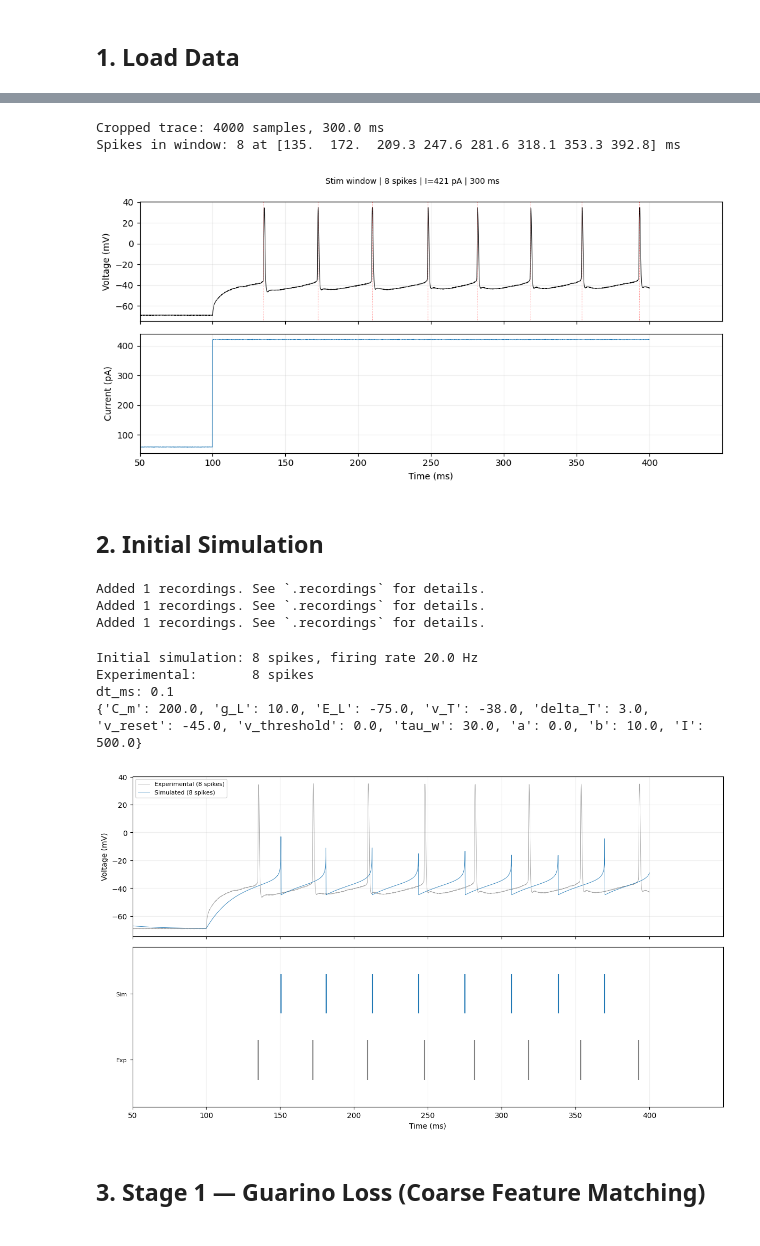
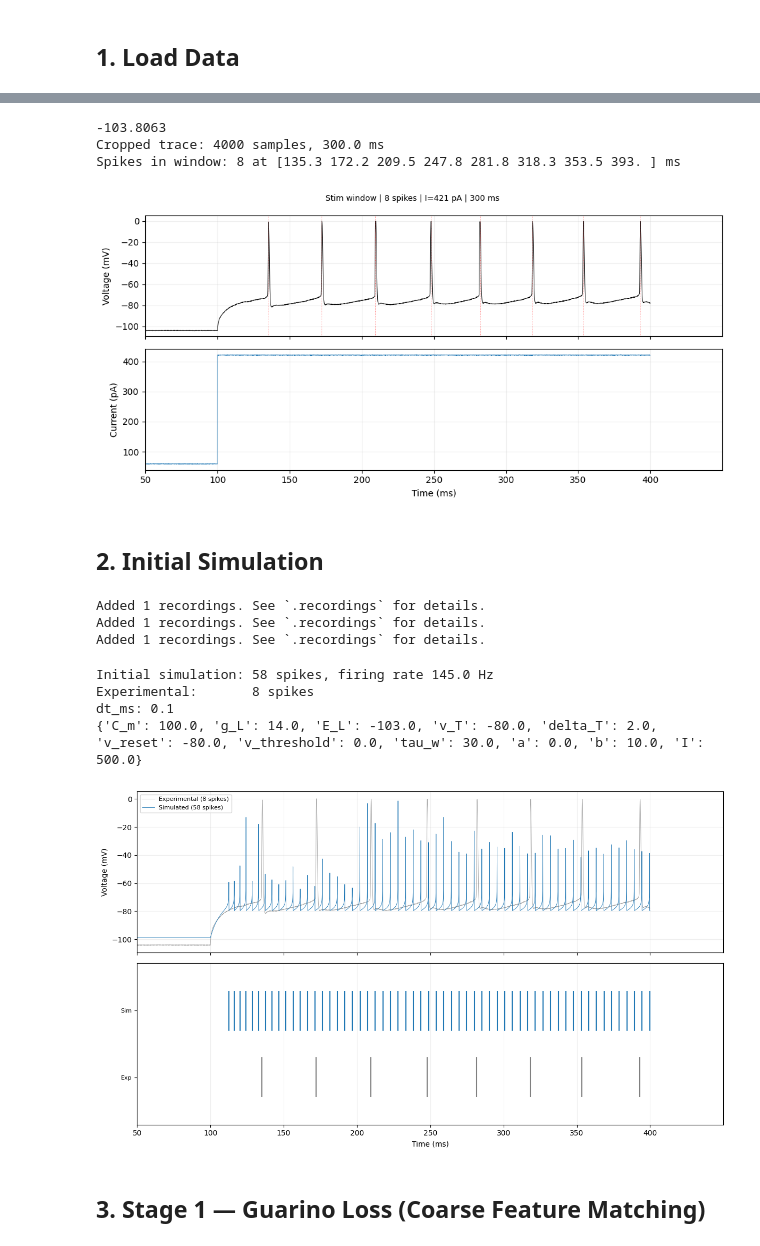
Before and after one commit to paulmyr/master-thesis, a Jupyter notebook: 5_code/notebooks/training_multistage.ipynb, the cells around one changed output, grey strips where cells are left out. Saved outputs shown, nothing was run; the diff lists cells and outputs as text; code cells hidden in the pictures.

```diff
--- a/5_code/notebooks/training_multistage.ipynb
+++ b/5_code/notebooks/training_multistage.ipynb
@@ -53,6 +53,7 @@ DATA_DIR = "/Users/paulmayer/Projects/university/40_thesis/4_data/models/optimis
 trace = load_trace(
     voltage_path=DATA_DIR + "ECBL_IDthresh_ch5_553.dat",
     current_path=DATA_DIR + "ECBL_IDthresh_ch4_553.dat",
+    spike_threshold_mv=-10,
 )
 
 trace_plot(trace)
@@ -78,23 +79,28 @@ data = crop_to_stim_window(
     trace, max_duration_ms=300.0, padding_ms_before=100
 )
 
+print(data.voltage[10])
 print(f"Cropped trace: {data.n_samples} samples, {data.stim_duration_ms:.1f} ms")
 print(f"Spikes in window: {data.n_spikes} at {data.spike_times.round(1)} ms")
 
 trace_stim_window_plot(data);
 # %% [output]
+-103.8063
 Cropped trace: 4000 samples, 300.0 ms
-Spikes in window: 8 at [135.  172.  209.3 247.6 281.6 318.1 353.3 392.8] ms
+Spikes in window: 8 at [135.3 172.2 209.5 247.8 281.8 318.3 353.5 393. ] ms
-[figure, old version]
+[figure, new version]
 # %% [markdown]
 ## 2. Initial Simulation
 # %%
 initial_params = dict(NAUD_PARAMETERS["tonic"])
 initial_params["v_threshold"] = 0.0
-initial_params["v_reset"] = -45.0
-initial_params["E_L"] = -75.0
-initial_params["v_T"] = -38.0
-initial_params["delta_T"] = 3.0 # ToDo: figure out why values > 3.5 make gradients nan
+initial_params["v_reset"] = -80.0
+initial_params["E_L"] = -103.0
+initial_params["v_T"] = -80.0
+initial_params["delta_T"] = 2.0
+
+initial_params["g_L"] = 14.0
+initial_params["C_m"] = 100.0
 
 initial_params["a"] = 0.0
 initial_params["b"] = 10.0
@@ -102,36 +108,36 @@ initial_params["b"] = 10.0
 # sim_init = simulate_jaxley(
 #     params=initial_params,
 #     stim_current_pA=data.stim_current_pA,
 #     stim_duration_ms=data.stim_duration_ms,
 #     dt_ms=data.dt_ms,
 #     use_surrogate=True,
 # )
 
 sim_init = simulate_with_current_trace(
     params=initial_params,
     current_trace_pA=data.current,
     dt_ms=data.dt_ms,
     use_surrogate=False,
 )
 
 print(
     f"Initial simulation: {sim_init.n_spikes} spikes, firing rate {sim_init.firing_rate_hz:.1f} Hz"
 )
 print(f"Experimental:       {data.n_spikes} spikes")
 
 fit_comparison_plot(data, sim_init)
 
 print(f"dt_ms: {data.dt_ms}")
 print(initial_params)
 # %% [output]
 Added 1 recordings. See `.recordings` for details.
 Added 1 recordings. See `.recordings` for details.
 Added 1 recordings. See `.recordings` for details.
-Initial simulation: 8 spikes, firing rate 20.0 Hz
+Initial simulation: 58 spikes, firing rate 145.0 Hz
 Experimental:       8 spikes
 dt_ms: 0.1
-{'C_m': 200.0, 'g_L': 10.0, 'E_L': -75.0, 'v_T': -38.0, 'delta_T': 3.0, 'v_reset': -45.0, 'v_threshold': 0.0, 'tau_w': 30.0, 'a': 0.0, 'b': 10.0, 'I': 500.0}
+{'C_m': 100.0, 'g_L': 14.0, 'E_L': -103.0, 'v_T': -80.0, 'delta_T': 2.0, 'v_reset': -80.0, 'v_threshold': 0.0, 'tau_w': 30.0, 'a': 0.0, 'b': 10.0, 'I': 500.0}
-[figure, old version]
+[figure, new version]
 # %% [markdown]
 ## 3. Stage 1 — Guarino Loss (Coarse Feature Matching)
 # %%
```
Also changed, not shown: parts of 2 cells of this notebook, 2 other files.
